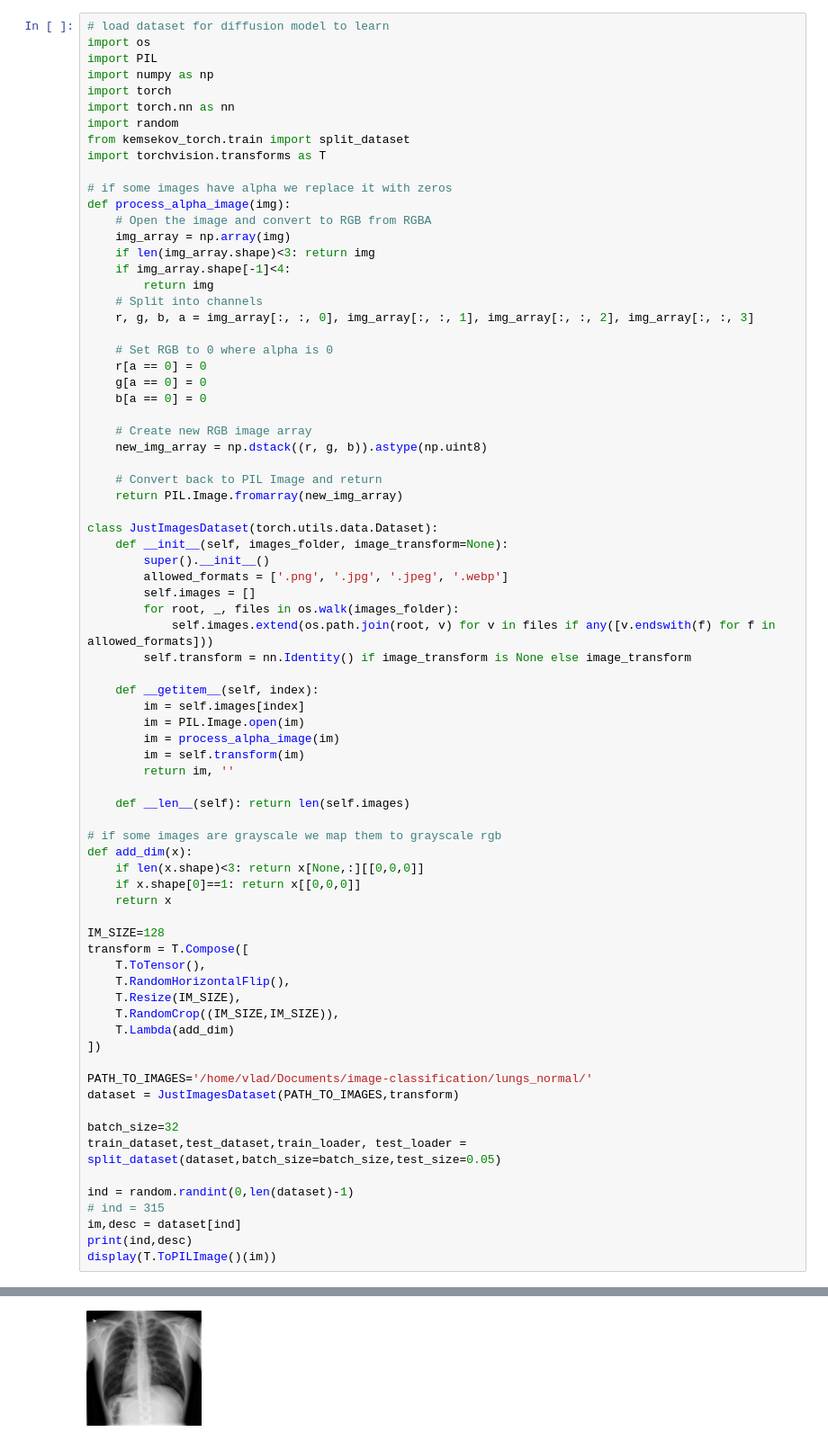
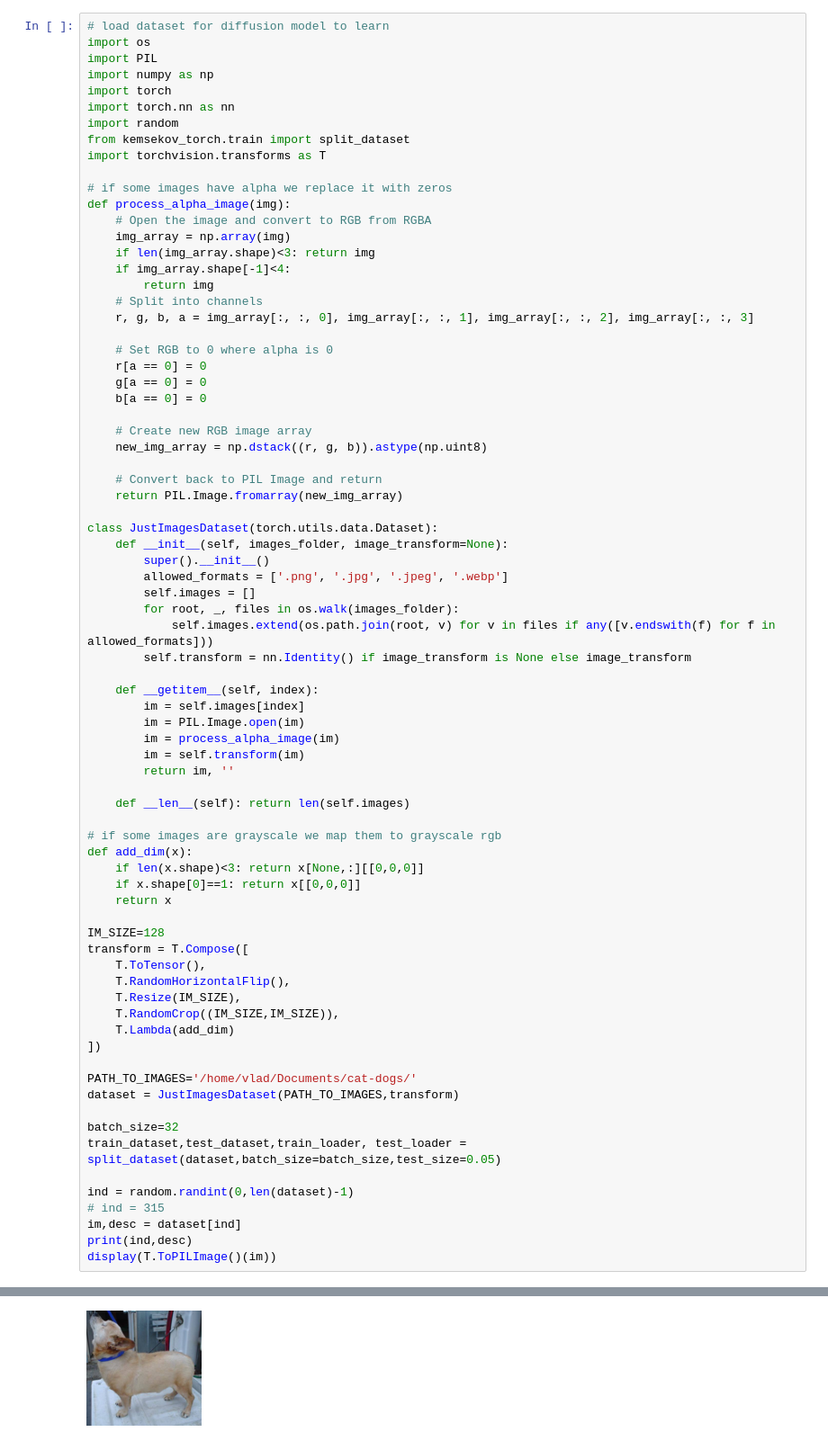
Before and after one commit to Kemsekov/Image-Diffusion, a Jupyter notebook: diffusion.ipynb, the cells around one changed output, grey strips where cells are left out. Shown at 90% size. Cells and saved outputs as stored; diff of their text form.

```diff
--- a/diffusion.ipynb
+++ b/diffusion.ipynb
@@ -67,7 +65,7 @@ transform = T.Compose([
     T.Lambda(add_dim)
 ])
 
-PATH_TO_IMAGES='/home/vlad/Documents/image-classification/lungs_normal/'
+PATH_TO_IMAGES='/home/vlad/Documents/cat-dogs/'
 dataset = JustImagesDataset(PATH_TO_IMAGES,transform)
 
 batch_size=32
@@ -83,4 +81,4 @@ display(T.ToPILImage()(im))
-[figure, old version]
+[figure, new version]
 # %%
 # define diffusion model
 from kemsekov_torch.diffusion import DiffusionUtils, sample
```
Also changed, not shown: parts of 7 cells of this notebook.
